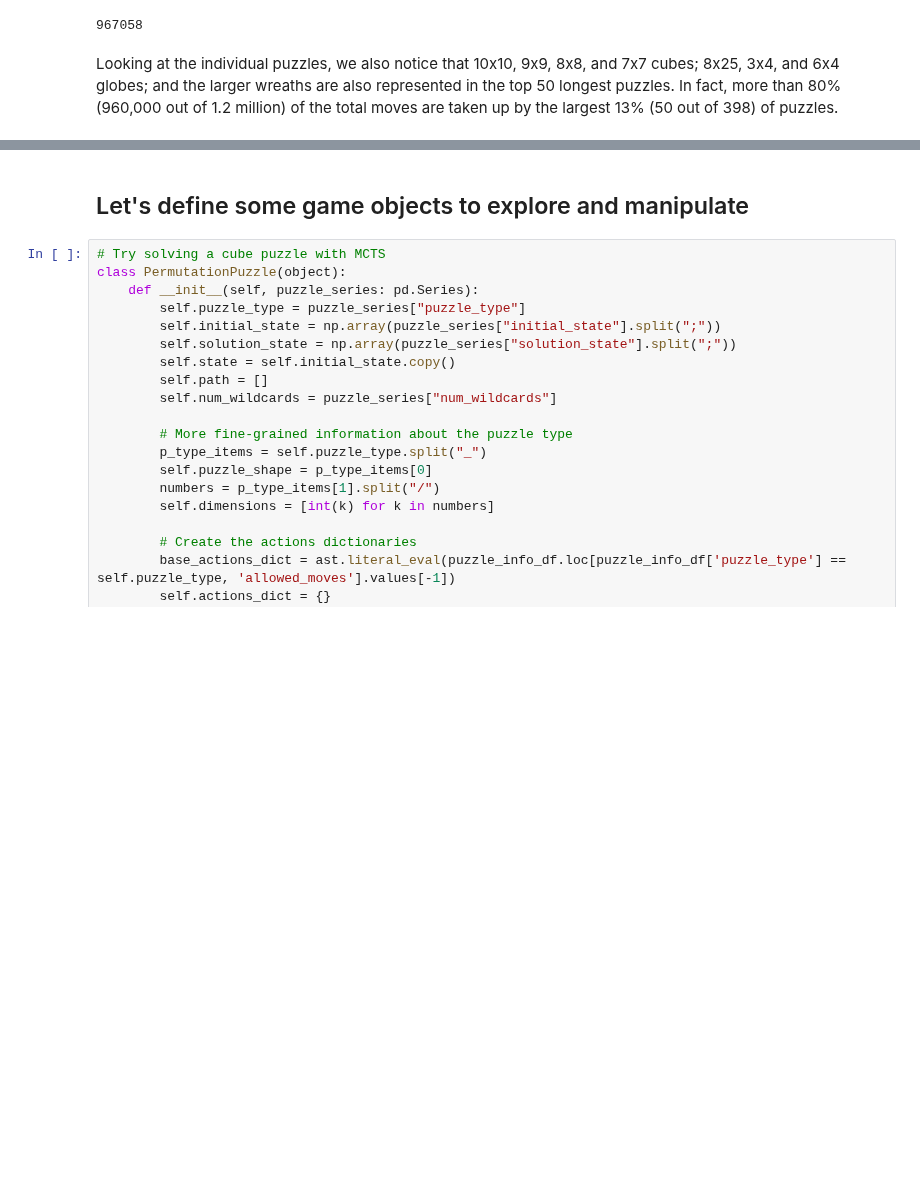
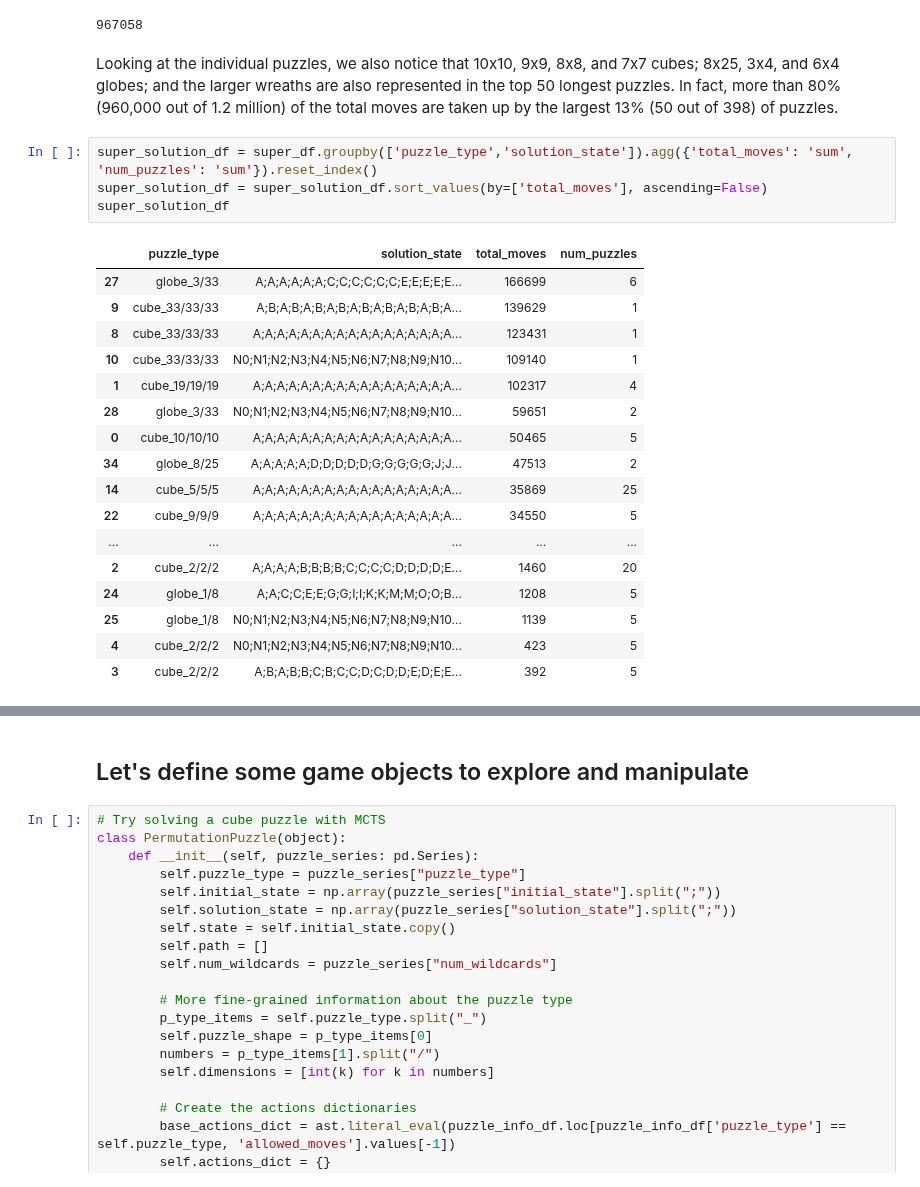
Before and after one commit to lambe/kaggling, a Jupyter notebook: santa_2023/santa-2023-EDA.ipynb, the cells around one changed output, grey strips where cells are left out. Saved outputs shown, nothing was run; the diff lists cells and outputs as text; blank space fills up the shorter version.

Commit message:
Analyze solution states in Santa 2023

```diff
--- a/santa_2023/santa-2023-EDA.ipynb
+++ b/santa_2023/santa-2023-EDA.ipynb
@@ -85,3 +87,25 @@ submission_df_sorted["total_moves"].iloc[:50].sum()
 967058
 # %% [markdown]
 Looking at the individual puzzles, we also notice that 10x10, 9x9, 8x8, and 7x7 cubes; 8x25, 3x4, and 6x4 globes; and the larger wreaths are also represented in the top 50 longest puzzles. In fact, more than 80% (960,000 out of 1.2 million) of the total moves are taken up by the largest 13% (50 out of 398) of puzzles.
+# %%
+super_solution_df = super_df.groupby(['puzzle_type','solution_state']).agg({'total_moves': 'sum', 'num_puzzles': 'sum'}).reset_index()
+super_solution_df = super_solution_df.sort_values(by=['total_moves'], ascending=False)
+super_solution_df
+# %% [output]
+|  | puzzle_type | solution_state | total_moves | num_puzzles |
+| 27 | globe_3/33 | A;A;A;A;A;A;C;C;C;C;C;C;E;E;E;E;E... | 166699 | 6 |
+| 9 | cube_33/33/33 | A;B;A;B;A;B;A;B;A;B;A;B;A;B;A;B;A... | 139629 | 1 |
+| 8 | cube_33/33/33 | A;A;A;A;A;A;A;A;A;A;A;A;A;A;A;A;A... | 123431 | 1 |
+| 10 | cube_33/33/33 | N0;N1;N2;N3;N4;N5;N6;N7;N8;N9;N10... | 109140 | 1 |
+| 1 | cube_19/19/19 | A;A;A;A;A;A;A;A;A;A;A;A;A;A;A;A;A... | 102317 | 4 |
+| 28 | globe_3/33 | N0;N1;N2;N3;N4;N5;N6;N7;N8;N9;N10... | 59651 | 2 |
+| 0 | cube_10/10/10 | A;A;A;A;A;A;A;A;A;A;A;A;A;A;A;A;A... | 50465 | 5 |
+| 34 | globe_8/25 | A;A;A;A;A;D;D;D;D;D;G;G;G;G;G;J;J... | 47513 | 2 |
+| 14 | cube_5/5/5 | A;A;A;A;A;A;A;A;A;A;A;A;A;A;A;A;A... | 35869 | 25 |
+| 22 | cube_9/9/9 | A;A;A;A;A;A;A;A;A;A;A;A;A;A;A;A;A... | 34550 | 5 |
+| ... | ... | ... | ... | ... |
+| 2 | cube_2/2/2 | A;A;A;A;B;B;B;B;C;C;C;C;D;D;D;D;E... | 1460 | 20 |
+| 24 | globe_1/8 | A;A;C;C;E;E;G;G;I;I;K;K;M;M;O;O;B... | 1208 | 5 |
+| 25 | globe_1/8 | N0;N1;N2;N3;N4;N5;N6;N7;N8;N9;N10... | 1139 | 5 |
+| 4 | cube_2/2/2 | N0;N1;N2;N3;N4;N5;N6;N7;N8;N9;N10... | 423 | 5 |
+| 3 | cube_2/2/2 | A;B;A;B;B;C;B;C;C;D;C;D;D;E;D;E;E... | 392 | 5 |
```
Also changed, not shown: parts of 6 cells of this notebook.
